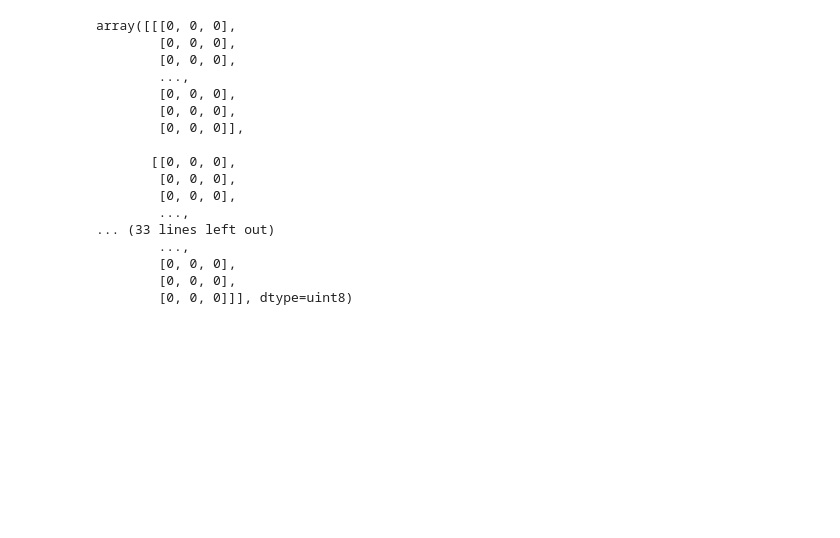
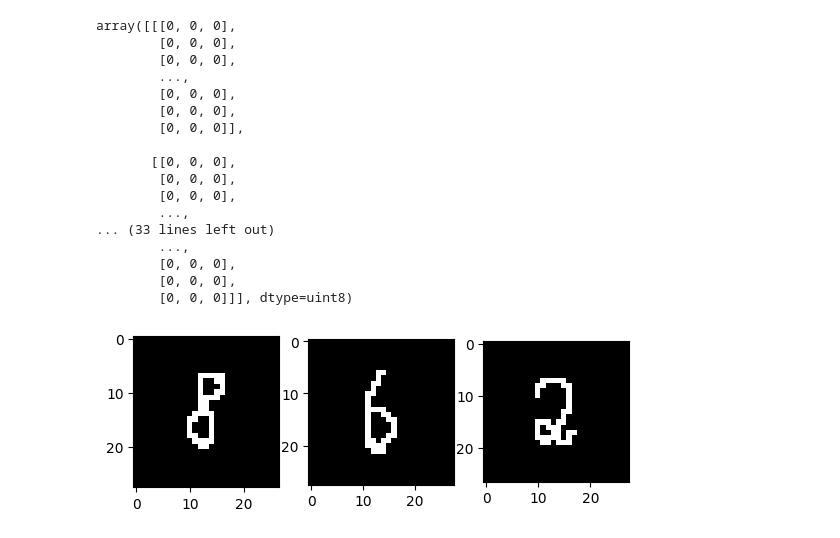
Before and after one commit to Eduard195/Handwrited_numbers, a Jupyter notebook: handwrited_numbers.ipynb, the cells around one changed output. Saved outputs shown, nothing was run; the diff lists cells and outputs as text; code cells hidden in the pictures; blank space fills up the shorter version.

```diff
--- a/handwrited_numbers.ipynb
+++ b/handwrited_numbers.ipynb
@@ -118,16 +120,28 @@ array([[[0, 0, 0],
 # %%
 
 
 digits = []
+plt.figure()
+m = 1
+
 for i in contours:
     x, y, w, h = cv2.boundingRect(i)
 
 
-    digit = img_tresh[y-1:y+h+1, x-1:x+w+1]
+    digit = img_tresh[y:y+h, x:x+w]
+    top_bottom = (28 - h) // 2
+    left_right = (28 - w) // 2
+    digit = cv2.copyMakeBorder(digit, top_bottom, top_bottom, left_right, left_right, cv2.BORDER_CONSTANT, value=0)
+    plt.subplot(1, len(contours), m)
+    plt.imshow(digit, cmap = "gray")
+
     digit = cv2.resize(digit, (28, 28))
     digit = digit / 255
     digit = digit.reshape(1, 28, 28, 1)
     digits.append(digit)
+    m += 1
+# %% [output]
+[figure, added]
 # %%
 number = []
 for i in digits:
```
Also changed, not shown: parts of 5 cells of this notebook, 1 other file.
